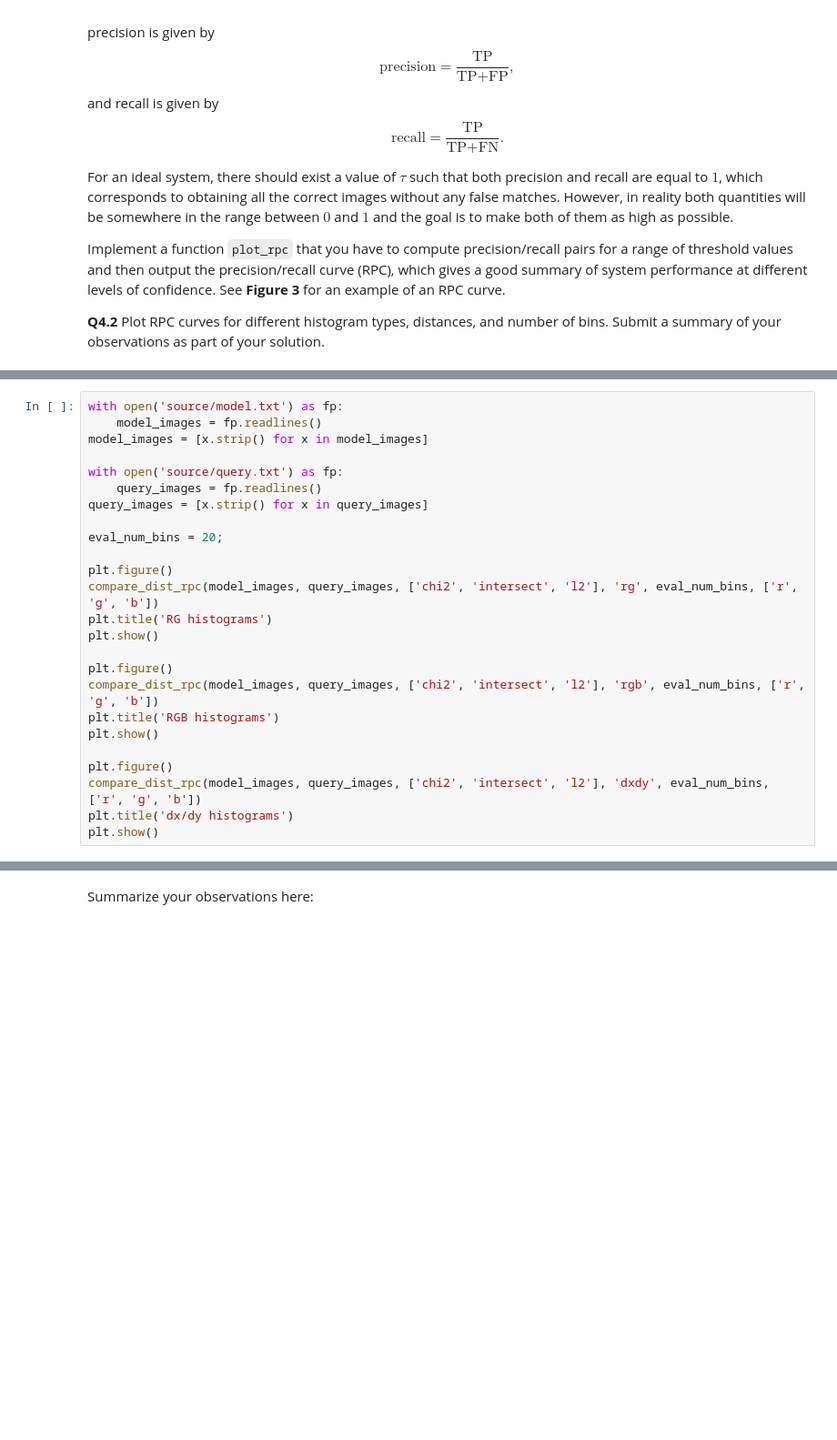
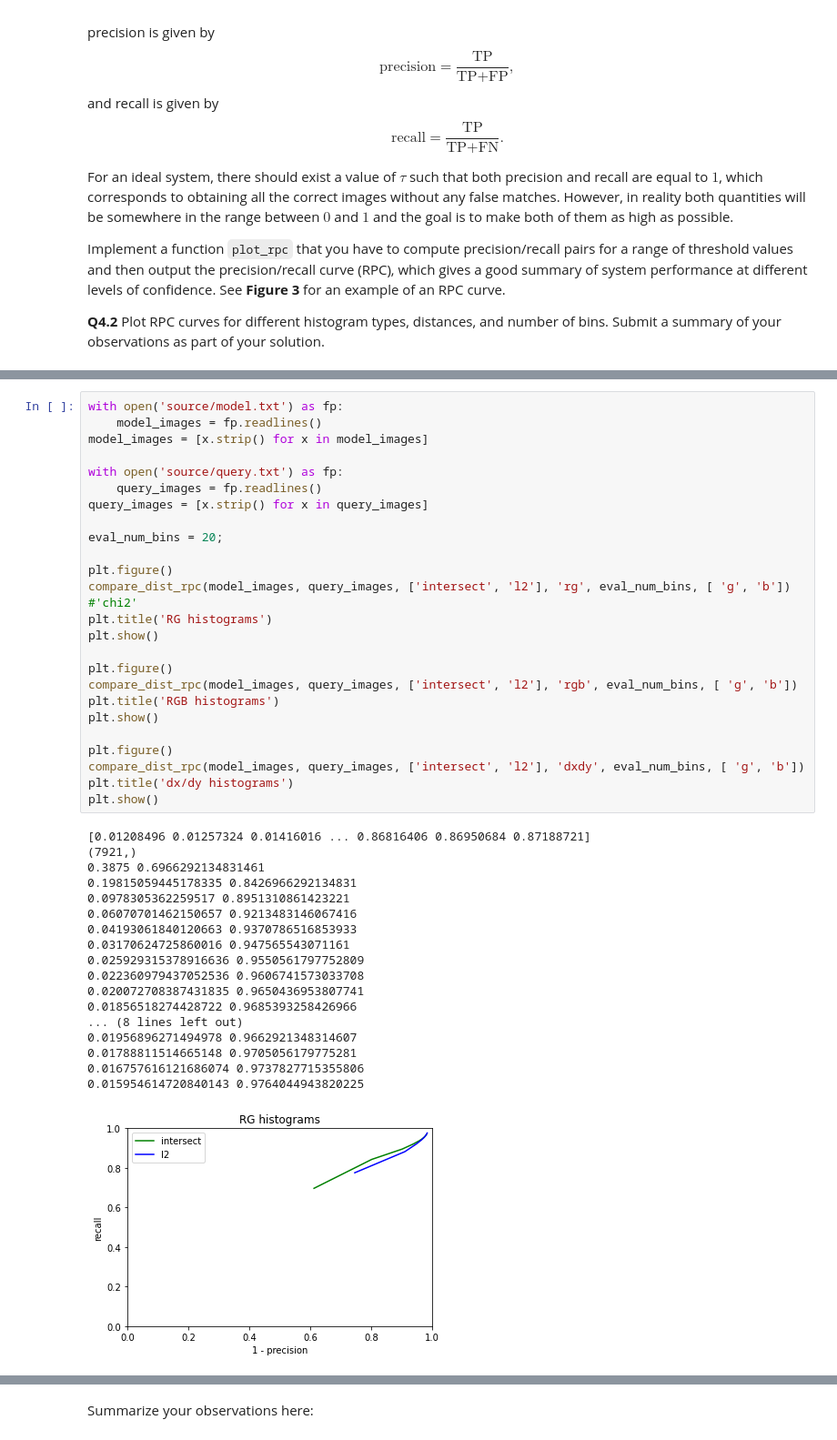
Before and after one commit to vdevictor96/hlcv-hw, a Jupyter notebook: Exercise_1/Exercise_1.ipynb, the cells around one changed output, grey strips where cells are left out. Shown at 91% size. Cells and saved outputs as stored; diff of their text form; blank space fills up the shorter version.

```diff
--- a/Exercise_1/Exercise_1.ipynb
+++ b/Exercise_1/Exercise_1.ipynb
@@ -707,25 +703,44 @@ def compare_dist_rpc(model_images, query_images, dist_types, hist_type, num_bins
 # %%
 with open('source/model.txt') as fp:
     model_images = fp.readlines()
 model_images = [x.strip() for x in model_images]
 
 with open('source/query.txt') as fp:
     query_images = fp.readlines()
 query_images = [x.strip() for x in query_images]
 
 eval_num_bins = 20;
 
 plt.figure()
-compare_dist_rpc(model_images, query_images, ['chi2', 'intersect', 'l2'], 'rg', eval_num_bins, ['r', 'g', 'b'])
+compare_dist_rpc(model_images, query_images, ['intersect', 'l2'], 'rg', eval_num_bins, [ 'g', 'b']) #'chi2'
 plt.title('RG histograms')
 plt.show()
 
 plt.figure()
-compare_dist_rpc(model_images, query_images, ['chi2', 'intersect', 'l2'], 'rgb', eval_num_bins, ['r', 'g', 'b'])
+compare_dist_rpc(model_images, query_images, ['intersect', 'l2'], 'rgb', eval_num_bins, [ 'g', 'b'])
 plt.title('RGB histograms')
 plt.show()
 
 plt.figure()
-compare_dist_rpc(model_images, query_images, ['chi2', 'intersect', 'l2'], 'dxdy', eval_num_bins, ['r', 'g', 'b'])
+compare_dist_rpc(model_images, query_images, ['intersect', 'l2'], 'dxdy', eval_num_bins, [ 'g', 'b'])
 plt.title('dx/dy histograms')
 plt.show()
+# %% [output]
+[0.01208496 0.01257324 0.01416016 ... 0.86816406 0.86950684 0.87188721]
+(7921,)
+0.3875 0.6966292134831461
+0.19815059445178335 0.8426966292134831
+0.0978305362259517 0.8951310861423221
+0.06070701462150657 0.9213483146067416
+0.04193061840120663 0.9370786516853933
+0.03170624725860016 0.947565543071161
+0.025929315378916636 0.9550561797752809
+0.022360979437052536 0.9606741573033708
+0.020072708387431835 0.9650436953807741
+0.01856518274428722 0.9685393258426966
+... (8 lines left out)
+0.01956896271494978 0.9662921348314607
+0.01788811514665148 0.9705056179775281
+0.016757616121686074 0.9737827715355806
+0.015954614720840143 0.9764044943820225
+[figure, added]
```
Also changed, not shown: parts of 11 cells of this notebook.
